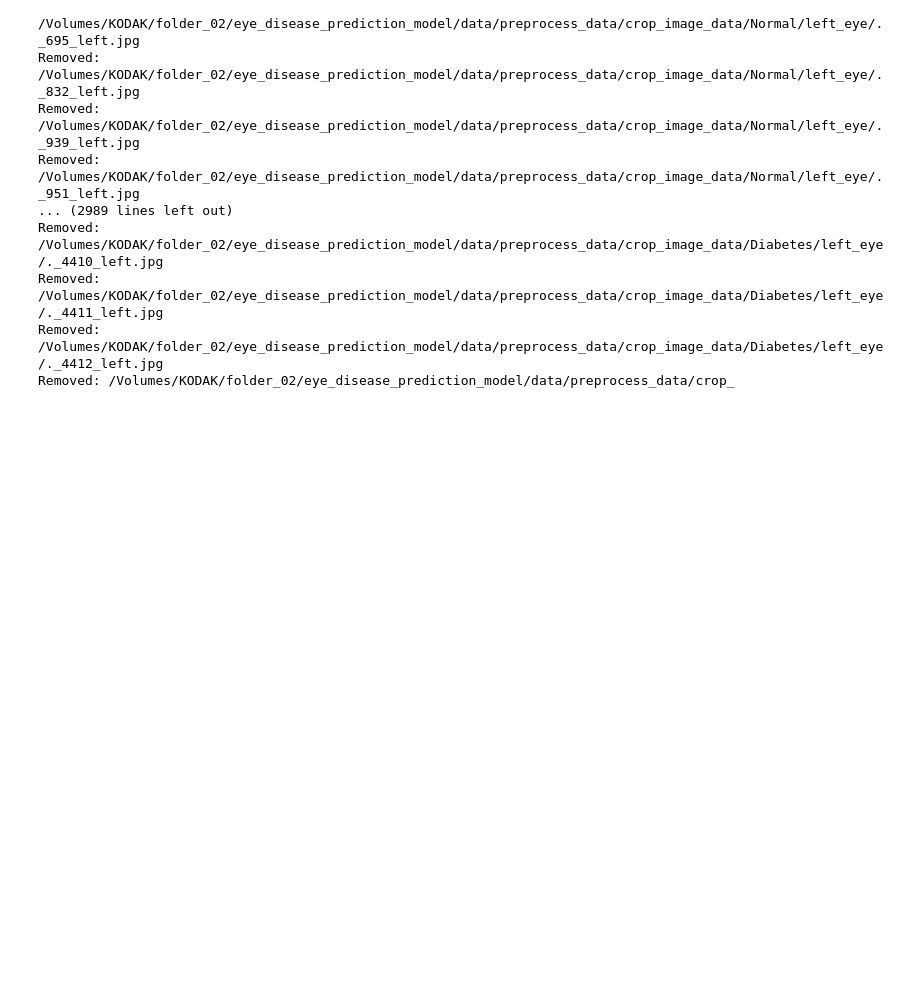
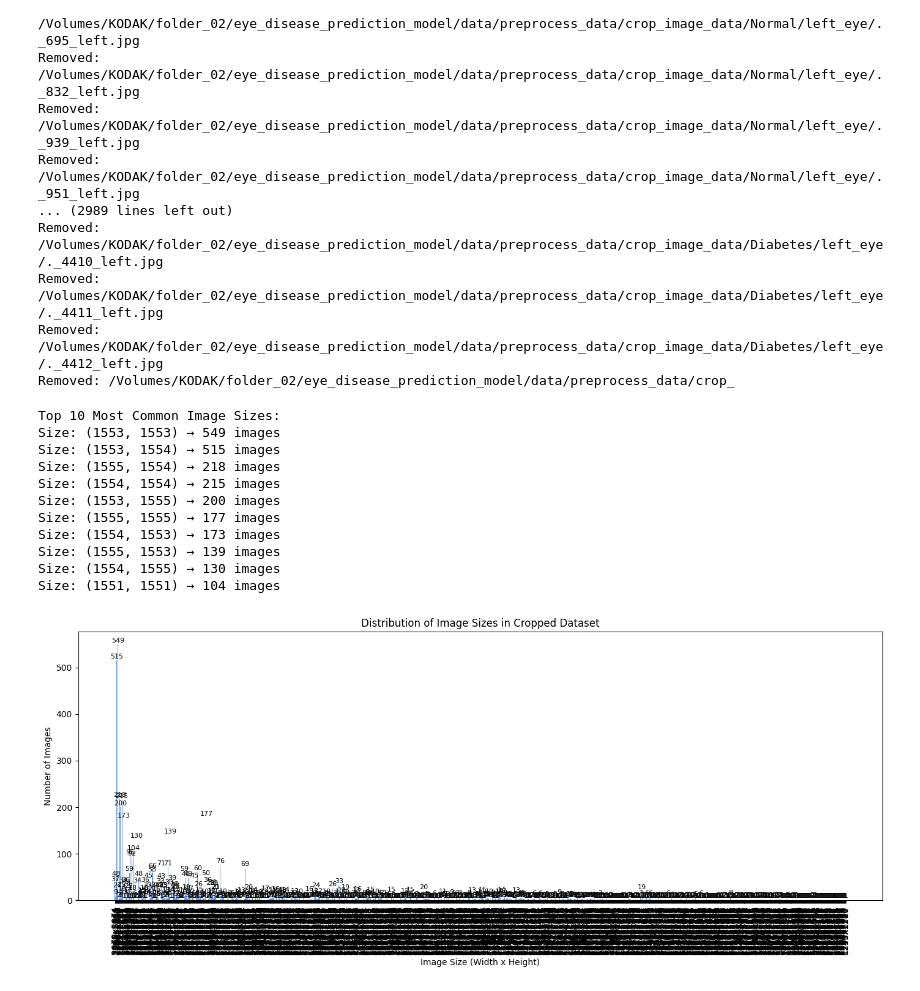
Before and after one commit to Malinda1/eye-disease-detection-model, a Jupyter notebook: notebook/preprocess_images.ipynb, the cells around one changed output. Saved outputs shown, nothing was run; the diff lists cells and outputs as text; code cells hidden in the pictures; blank space fills up the shorter version.

```diff
--- a/notebook/preprocess_images.ipynb
+++ b/notebook/preprocess_images.ipynb
@@ -284,3 +285,61 @@ Removed: /Volumes/KODAK/folder_02/eye_disease_prediction_model/data/preprocess_d
 Removed: /Volumes/KODAK/folder_02/eye_disease_prediction_model/data/preprocess_data/crop_image_data/Diabetes/left_eye/._4411_left.jpg
 Removed: /Volumes/KODAK/folder_02/eye_disease_prediction_model/data/preprocess_data/crop_image_data/Diabetes/left_eye/._4412_left.jpg
 Removed: /Volumes/KODAK/folder_02/eye_disease_prediction_model/data/preprocess_data/crop_
+# %%
+# Check the image size of the cropped images
+
+
+
+# Path to cropped image data
+image_dir = '/Volumes/KODAK/folder_02/eye_disease_prediction_model/data/preprocess_data/crop_image_data'
+
+# Collect image sizes
+size_counter = Counter()
+
+# Traverse all images
+for root, dirs, files in os.walk(image_dir):
+    for filename in files:
+        if filename.lower().endswith(('.jpg', '.jpeg', '.png')) and not filename.startswith('._'):
+            try:
+                image_path = os.path.join(root, filename)
+                with Image.open(image_path) as img:
+                    size = img.size  # (width, height)
+                    size_counter[size] += 1
+            except Exception as e:
+                print(f"Error reading {image_path}: {e}")
+
+# Show most common sizes
+print("\nTop 10 Most Common Image Sizes:")
+for size, count in size_counter.most_common(10):
+    print(f"Size: {size} → {count} images")
+
+# Plot
+sizes = [f"{w}x{h}" for (w, h) in size_counter.keys()]
+counts = list(size_counter.values())
+
+plt.figure(figsize=(14, 6))
+bars = plt.bar(sizes, counts, color='cornflowerblue')
+plt.xticks(rotation=90)
+plt.xlabel("Image Size (Width x Height)")
+plt.ylabel("Number of Images")
+plt.title("Distribution of Image Sizes in Cropped Dataset")
+
+# Add count labels on bars
+for bar, count in zip(bars, counts):
+    plt.text(bar.get_x() + bar.get_width() / 2, bar.get_height() + 2, str(count), ha='center', va='bottom', fontsize=8)
+
+plt.tight_layout()
+plt.show()
+# %% [output]
+Top 10 Most Common Image Sizes:
+Size: (1553, 1553) → 549 images
+Size: (1553, 1554) → 515 images
+Size: (1555, 1554) → 218 images
+Size: (1554, 1554) → 215 images
+Size: (1553, 1555) → 200 images
+Size: (1555, 1555) → 177 images
+Size: (1554, 1553) → 173 images
+Size: (1555, 1553) → 139 images
+Size: (1554, 1555) → 130 images
+Size: (1551, 1551) → 104 images
+[figure, added]
```
Also changed, not shown: parts of 1 cell of this notebook.
